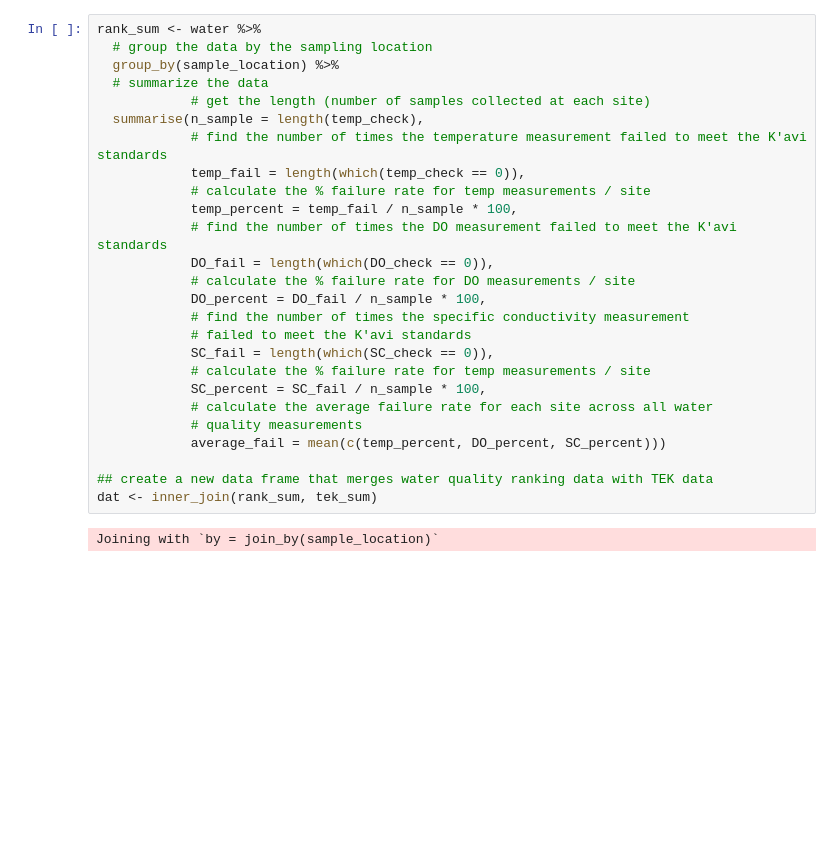
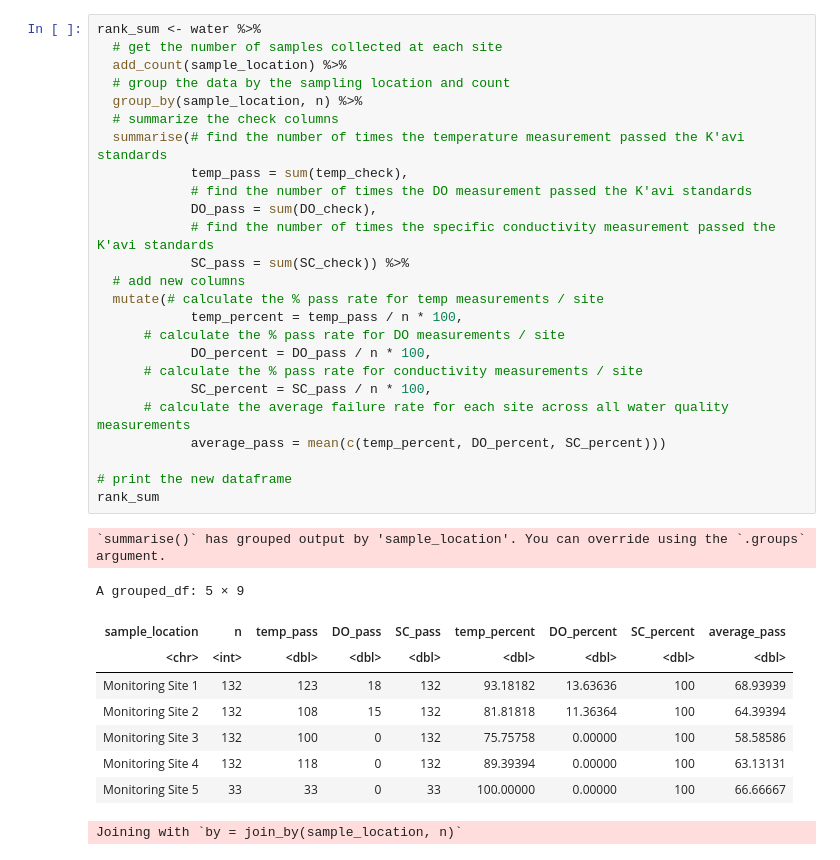
Before and after one commit to IndigenousEnvDataSci/IndigenousEnvDataSci.github.io, a Jupyter notebook: KAVI/Kavi_pt3.ipynb, the cells around one changed output. Cells and saved outputs as stored; diff of their text form; blank space fills up the shorter version.

```diff
--- a/KAVI/Kavi_pt3.ipynb
+++ b/KAVI/Kavi_pt3.ipynb
@@ -39,28 +56,36 @@ Next we group by the sample location an summarize the checks.
 # %%
 rank_sum <- water %>%
-  # group the data by the sampling location
-  group_by(sample_location) %>%
-  # summarize the data
-            # get the length (number of samples collected at each site)
-  summarise(n_sample = length(temp_check),
-            # find the number of times the temperature measurement failed to meet the K'avi standards
-            temp_fail = length(which(temp_check == 0)),
-            # calculate the % failure rate for temp measurements / site
-            temp_percent = temp_fail / n_sample * 100,
-            # find the number of times the DO measurement failed to meet the K'avi standards
-            DO_fail = length(which(DO_check == 0)),
-            # calculate the % failure rate for DO measurements / site
-            DO_percent = DO_fail / n_sample * 100,
-            # find the number of times the specific conductivity measurement
-            # failed to meet the K'avi standards
-            SC_fail = length(which(SC_check == 0)),
-            # calculate the % failure rate for temp measurements / site
-            SC_percent = SC_fail / n_sample * 100,
-            # calculate the average failure rate for each site across all water
-            # quality measurements
-            average_fail = mean(c(temp_percent, DO_percent, SC_percent)))
+  # get the number of samples collected at each site
+  add_count(sample_location) %>%
+  # group the data by the sampling location and count
+  group_by(sample_location, n) %>%
+  # summarize the check columns
+  summarise(# find the number of times the temperature measurement passed the K'avi standards
+            temp_pass = sum(temp_check),
+            # find the number of times the DO measurement passed the K'avi standards
+            DO_pass = sum(DO_check),
+            # find the number of times the specific conductivity measurement passed the K'avi standards
+            SC_pass = sum(SC_check)) %>%
+  # add new columns
+  mutate(# calculate the % pass rate for temp measurements / site
+            temp_percent = temp_pass / n * 100,
+      # calculate the % pass rate for DO measurements / site
+            DO_percent = DO_pass / n * 100,
+      # calculate the % pass rate for conductivity measurements / site
+            SC_percent = SC_pass / n * 100,
+      # calculate the average failure rate for each site across all water quality measurements
+            average_pass = mean(c(temp_percent, DO_percent, SC_percent)))
 
-## create a new data frame that merges water quality ranking data with TEK data
-dat <- inner_join(rank_sum, tek_sum)
+# print the new dataframe
+rank_sum
 # %% [output]
-Joining with `by = join_by(sample_location)`
+`summarise()` has grouped output by 'sample_location'. You can override using the `.groups` argument.
+A grouped_df: 5 × 9
+| sample_location | n | temp_pass | DO_pass | SC_pass | temp_percent | DO_percent | SC_percent | average_pass |
+| <chr> | <int> | <dbl> | <dbl> | <dbl> | <dbl> | <dbl> | <dbl> | <dbl> |
+| Monitoring Site 1 | 132 | 123 | 18 | 132 | 93.18182 | 13.63636 | 100 | 68.93939 |
+| Monitoring Site 2 | 132 | 108 | 15 | 132 | 81.81818 | 11.36364 | 100 | 64.39394 |
+| Monitoring Site 3 | 132 | 100 | 0 | 132 | 75.75758 | 0.00000 | 100 | 58.58586 |
+| Monitoring Site 4 | 132 | 118 | 0 | 132 | 89.39394 | 0.00000 | 100 | 63.13131 |
+| Monitoring Site 5 | 33 | 33 | 0 | 33 | 100.00000 | 0.00000 | 100 | 66.66667 |
+Joining with `by = join_by(sample_location, n)`
```
Also changed, not shown: parts of 10 cells of this notebook, 5 other files.
